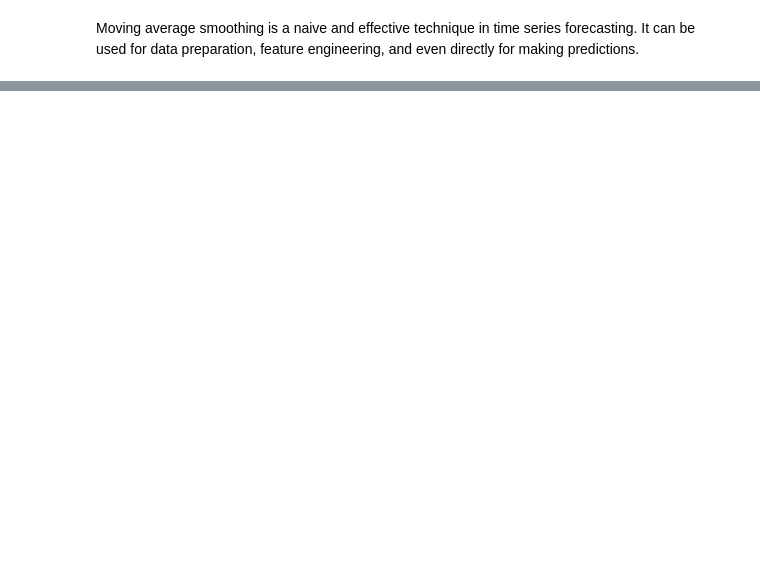
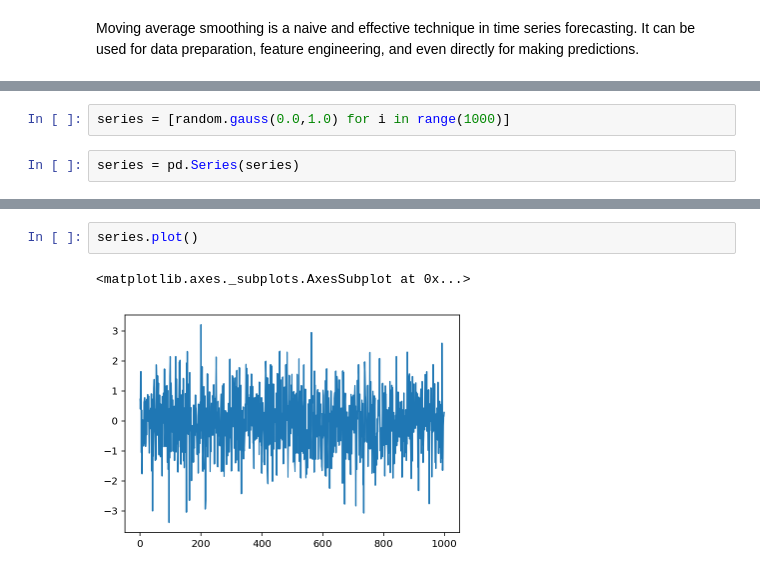
Before and after one commit to randomThoughts2018/l, a Jupyter notebook: 1.timeseries-Fundamentals.ipynb, the cells around one changed output, grey strips where cells are left out. Drawn from its saved outputs; the diff is of its cells as text; blank space fills up the shorter version.

```diff
--- a/1.timeseries-Fundamentals.ipynb
+++ b/1.timeseries-Fundamentals.ipynb
@@ -1151,0 +1289,4 @@ Moving average smoothing is a naive and effective technique in time series forec
+# %%
+series = [random.gauss(0.0,1.0) for i in range(1000)]
+# %%
+series = pd.Series(series)
@@ -1151,0 +1305,5 @@ Moving average smoothing is a naive and effective technique in time series forec
+# %%
+series.plot()
+# %% [output]
+<matplotlib.axes._subplots.AxesSubplot at 0x...>
+[figure, added]
```
Also changed, not shown: parts of 69 cells of this notebook.
